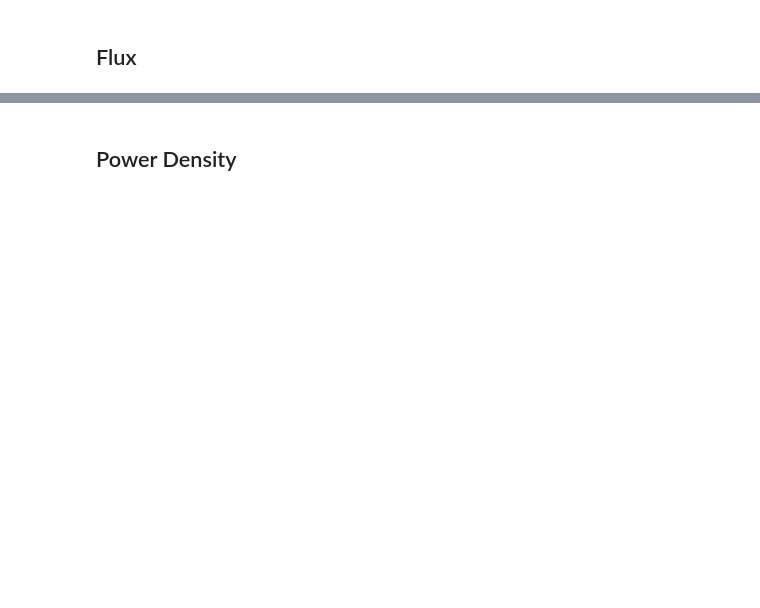
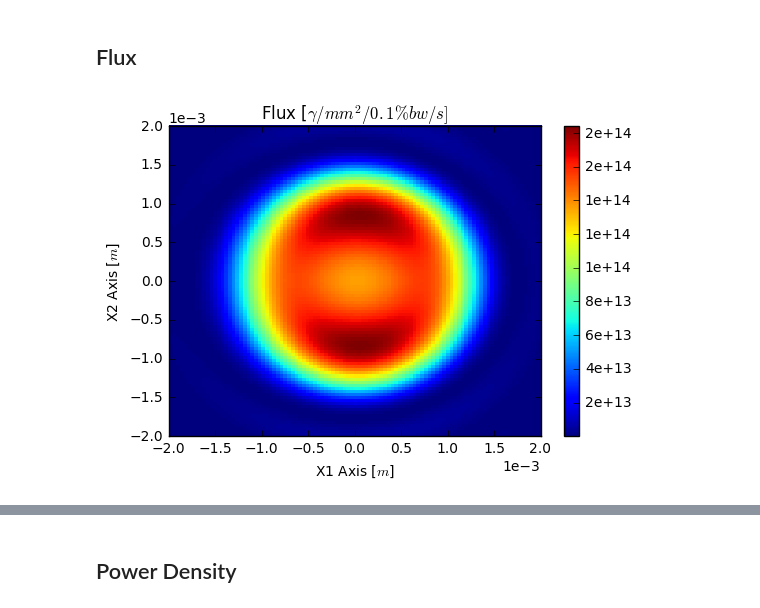
Before and after one commit to dhidas-bnl-gov/SRSOriginal, a Jupyter notebook: Examples/AllAbout_GPUAndThreads.ipynb, the cells around one changed output, grey strips where cells are left out. Saved outputs shown, nothing was run; the diff lists cells and outputs as text; code cells hidden in the pictures; blank space fills up the shorter version.

```diff
--- a/Examples/AllAbout_GPUAndThreads.ipynb
+++ b/Examples/AllAbout_GPUAndThreads.ipynb
@@ -86,7 +101,14 @@ plot_spectrum(spectrum)
 ## Flux
 # %%
 # Use multi-threading
-flux = osr.calculate_flux_rectangle(plane='XY', energy_eV=700, width=[0.004, 0.004], npoints=[101, 101], translation=[0, 0, 30], nthreads=8)
+flux = osr.calculate_flux_rectangle(plane='XY',
+                                    energy_eV=700,
+                                    width=[0.004, 0.004],
+                                    npoints=[101, 101],
+                                    translation=[0, 0, 30],
+                                    nthreads=8)
 plot_flux(flux)
+# %% [output]
+[figure, added]
 # %%
 # Use the GPU
```
Also changed, not shown: parts of 10 cells of this notebook, 8 other files.
